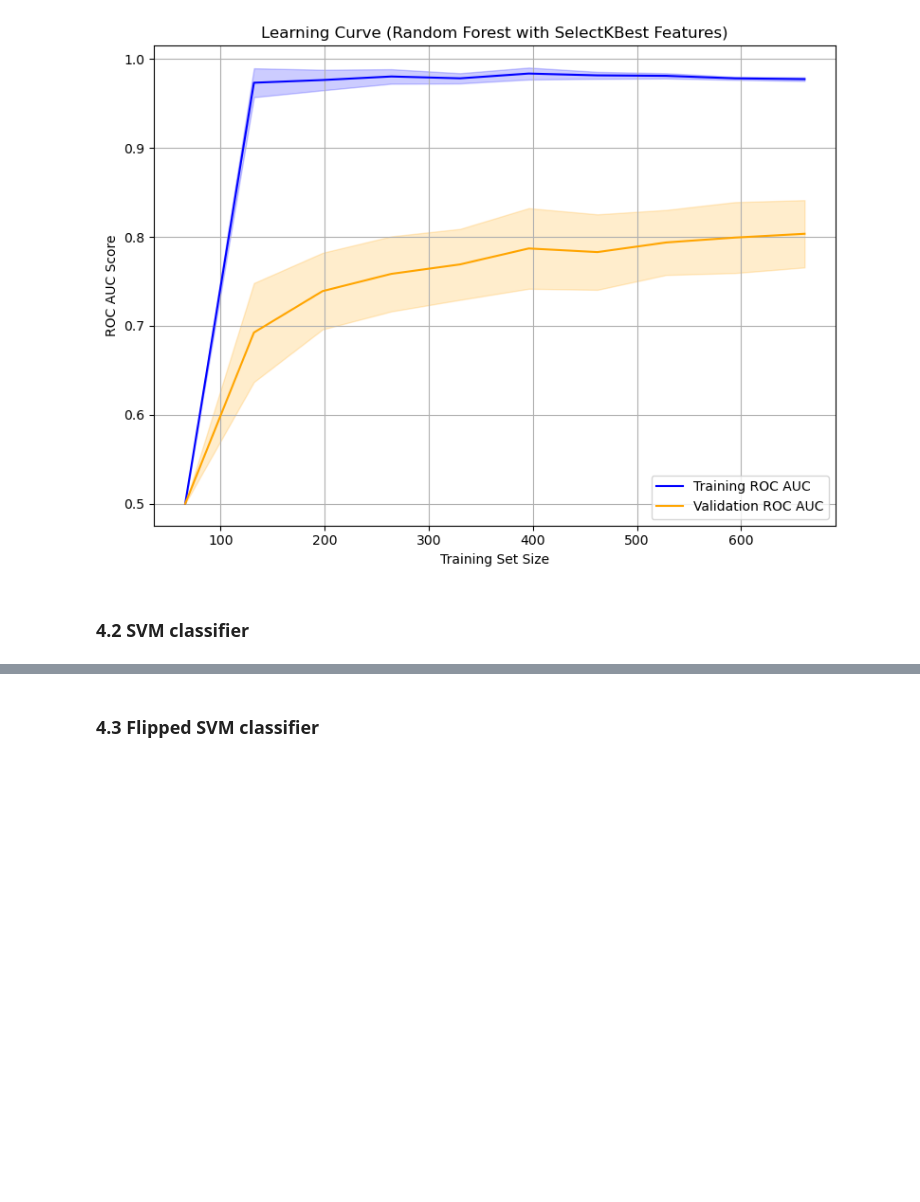
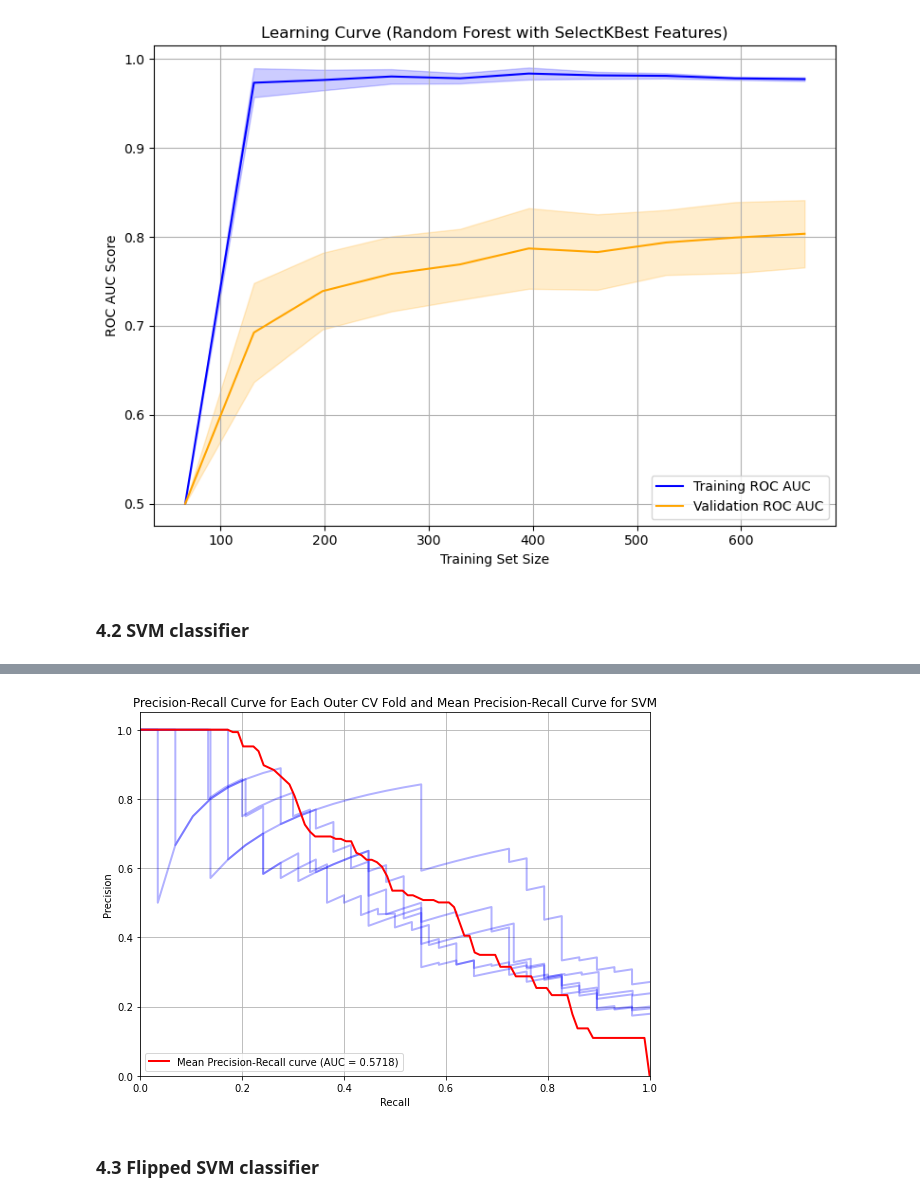
Before and after one commit to A-Bosselaar/TM10007-Machine-Learning-assignment, a Jupyter notebook: assignment_ecg.ipynb, the cells around one changed output, grey strips where cells are left out. Saved outputs shown, nothing was run; the diff lists cells and outputs as text; code cells hidden in the pictures; blank space fills up the shorter version.

```diff
--- a/assignment_ecg.ipynb
+++ b/assignment_ecg.ipynb
@@ -699,11 +695,9 @@ def outer_cv_pipeline_rf(X, y, feature_selection_method, k_features=2100):
             rf_preds = rf_model.predict(X_inner_val)
 
             # F1 scores for both classes (normal and abnormal)
-            f1_rf = f1_score(y_inner_val, rf_preds, average=None, labels=[0, 1])
+            # f1_rf = f1_score(y_inner_val, rf_preds, average=None, labels=[0, 1])
 
             # Store results for this fold
-            rf_results_normal.append(f1_rf[0])
-            rf_results_abnormal.append(f1_rf[1])
 
         # --- Final evaluation on the outer test set after optimization ---
         rf_model_final = random_search_rf(X_train_sel, y_train)
@@ -711,6 +705,8 @@ def outer_cv_pipeline_rf(X, y, feature_selection_method, k_features=2100):
 
         # F1 scores for Random Forest on outer test set
         f1_rf_test = f1_score(y_test, rf_preds_test, average=None, labels=[0, 1])
+        rf_results_normal.append(f1_rf_test[0])
+        rf_results_abnormal.append(f1_rf_test[1])
 
         # Probabilistische voorspellingen voor ROC curve
         y_test_proba = rf_model_final.predict_proba(X_test_sel)[:, 1]
@@ -971,3 +988,27 @@ NameError: name 'X' is not defined
+# %%
+plt.figure(figsize=(8, 6))
+
+# Plot de Precision-Recall curve voor elke fold met transparante lijnen
+for precision_svm, recall_svm, pr_auc_svm in pr_folds_svm:
+    plt.plot(recall_svm, precision_svm, lw=2, alpha=0.3, color='blue')  # Transparante lijn voor elke fold
+
+# Bereken en plot de gemiddelde Precision-Recall curve
+mean_recall = np.linspace(0, 1, 100)
+mean_precision = np.mean([np.interp(mean_recall, recall_svm, precision_svm) for recall_svm, precision_svm, _ in pr_folds_svm], axis=0)
+mean_pr_auc = auc(mean_recall, mean_precision)
+plt.plot(mean_recall, mean_precision, color='red', lw=2, label=f'Mean Precision-Recall curve (AUC = {mean_pr_auc:.4f})')
+
+plt.xlim([0.0, 1.0])
+plt.ylim([0.0, 1.05])
+plt.xlabel('Recall')
+plt.ylabel('Precision')
+plt.title('Precision-Recall Curve for Each Outer CV Fold and Mean Precision-Recall Curve for SVM')
+plt.legend(loc='lower left')
+plt.grid(True)
+plt.tight_layout()
+plt.show()
+# %% [output]
+[figure, added]
 # %% [markdown]
 ### 4.3 Flipped SVM classifier
 # %%
```
Also changed, not shown: parts of 4 cells of this notebook.
